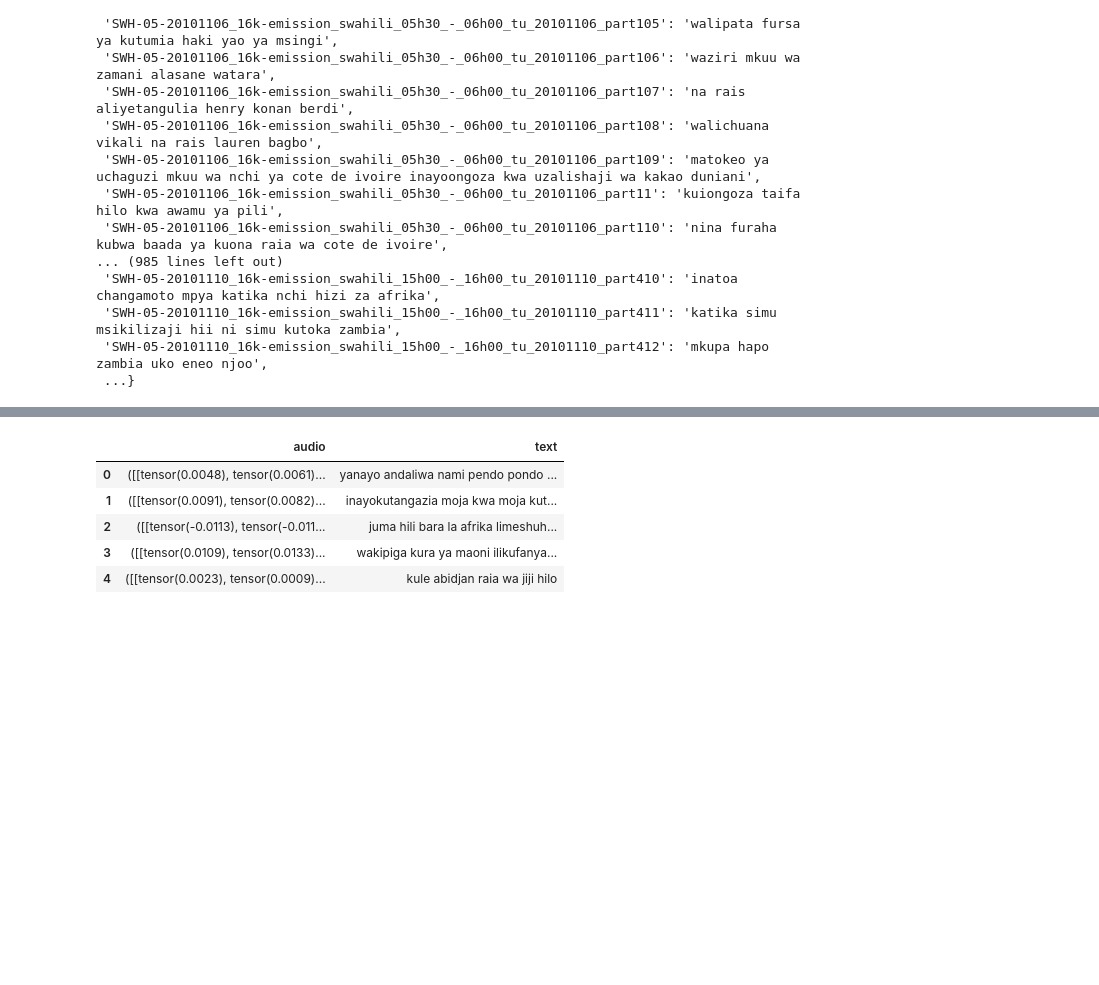
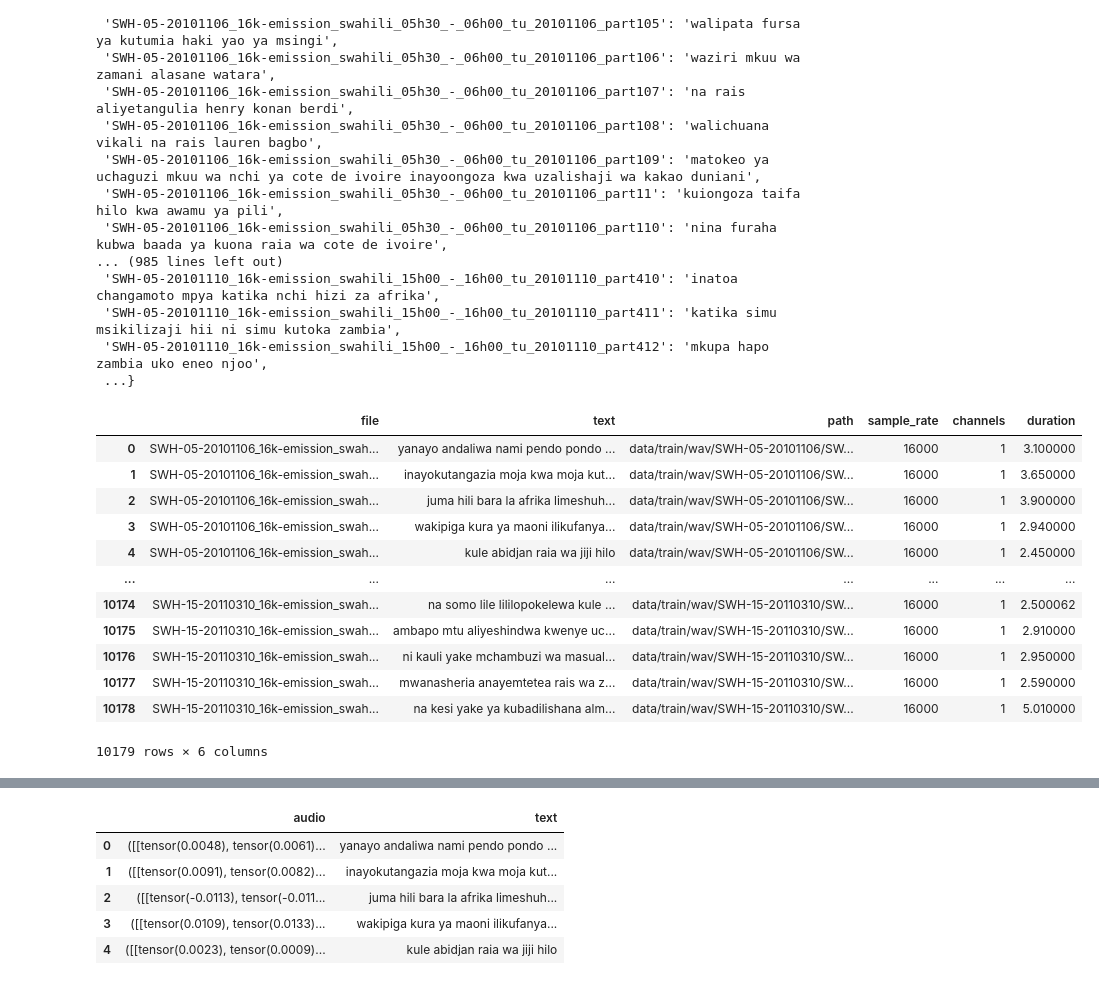
Before and after one commit to nebasam/Week-4, a Jupyter notebook: data_preprocessing.ipynb, the cells around one changed output, grey strips where cells are left out. Drawn from its saved outputs; the diff is of its cells as text; code cells hidden in the pictures; blank space fills up the shorter version.

```diff
--- a/data_preprocessing.ipynb
+++ b/data_preprocessing.ipynb
@@ -208,4 +213,20 @@ transcription
  'SWH-05-20101110_16k-emission_swahili_15h00_-_16h00_tu_20101110_part411': 'katika simu msikilizaji hii ni simu kutoka zambia',
  'SWH-05-20101110_16k-emission_swahili_15h00_-_16h00_tu_20101110_part412': 'mkupa hapo zambia uko eneo njoo',
  ...}
+# %%
+meta_data
+# %% [output]
+|  | file | text | path | sample_rate | channels | duration |
+| 0 | SWH-05-20101106_16k-emission_swah... | yanayo andaliwa nami pendo pondo ... | data/train/wav/SWH-05-20101106/SW... | 16000 | 1 | 3.100000 |
+| 1 | SWH-05-20101106_16k-emission_swah... | inayokutangazia moja kwa moja kut... | data/train/wav/SWH-05-20101106/SW... | 16000 | 1 | 3.650000 |
+| 2 | SWH-05-20101106_16k-emission_swah... | juma hili bara la afrika limeshuh... | data/train/wav/SWH-05-20101106/SW... | 16000 | 1 | 3.900000 |
+| 3 | SWH-05-20101106_16k-emission_swah... | wakipiga kura ya maoni ilikufanya... | data/train/wav/SWH-05-20101106/SW... | 16000 | 1 | 2.940000 |
+| 4 | SWH-05-20101106_16k-emission_swah... | kule abidjan raia wa jiji hilo | data/train/wav/SWH-05-20101106/SW... | 16000 | 1 | 2.450000 |
+| ... | ... | ... | ... | ... | ... | ... |
+| 10174 | SWH-15-20110310_16k-emission_swah... | na somo lile lililopokelewa kule ... | data/train/wav/SWH-15-20110310/SW... | 16000 | 1 | 2.500062 |
+| 10175 | SWH-15-20110310_16k-emission_swah... | ambapo mtu aliyeshindwa kwenye uc... | data/train/wav/SWH-15-20110310/SW... | 16000 | 1 | 2.910000 |
+| 10176 | SWH-15-20110310_16k-emission_swah... | ni kauli yake mchambuzi wa masual... | data/train/wav/SWH-15-20110310/SW... | 16000 | 1 | 2.950000 |
+| 10177 | SWH-15-20110310_16k-emission_swah... | mwanasheria anayemtetea rais wa z... | data/train/wav/SWH-15-20110310/SW... | 16000 | 1 | 2.590000 |
+| 10178 | SWH-15-20110310_16k-emission_swah... | na kesi yake ya kubadilishana alm... | data/train/wav/SWH-15-20110310/SW... | 16000 | 1 | 5.010000 |
+10179 rows × 6 columns
 # %%
```
Also changed, not shown: parts of 31 cells of this notebook.
